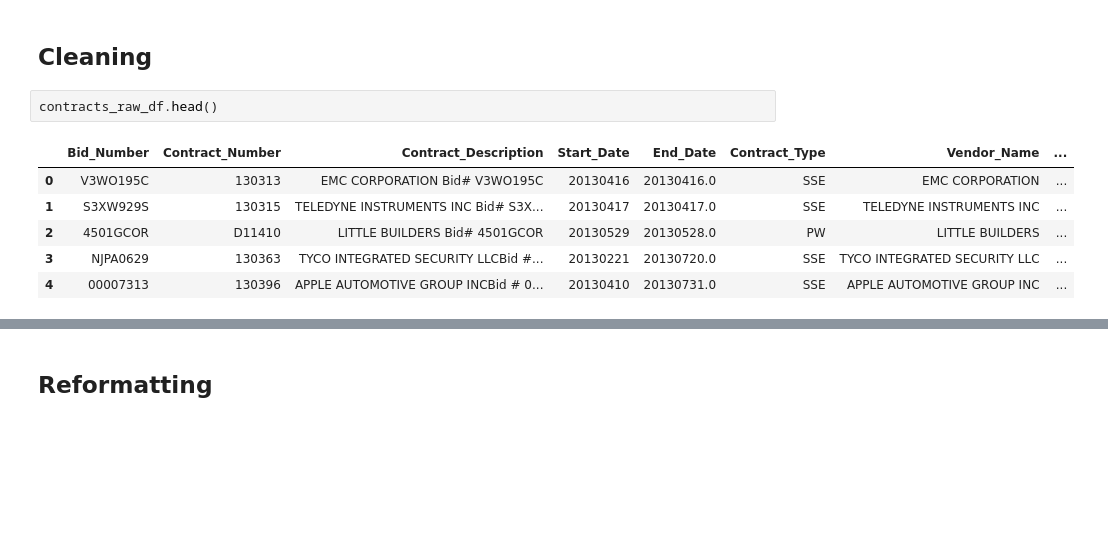
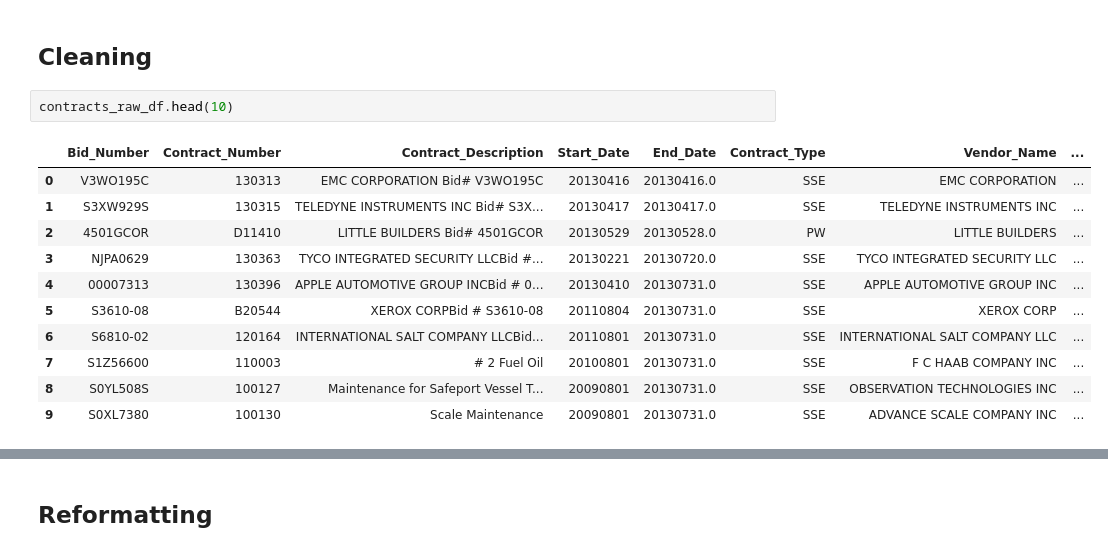
Before and after one commit to LeporidaeLepus/CIS9440_HW, a Jupyter notebook: scripts/commodities_contracts_etl.ipynb, the cells around one changed output, grey strips where cells are left out. Saved outputs shown, nothing was run; the diff lists cells and outputs as text; blank space fills up the shorter version.

```diff
--- a/scripts/commodities_contracts_etl.ipynb
+++ b/scripts/commodities_contracts_etl.ipynb
@@ -93,11 +93,16 @@ None
 # %% [markdown]
 ## Cleaning
 # %%
-contracts_raw_df.head()
+contracts_raw_df.head(10)
 # %% [output]
 |  | Bid_Number | Contract_Number | Contract_Description | Start_Date | End_Date | Contract_Type | Vendor_Name | ... |
 | 0 | V3WO195C | 130313 | EMC CORPORATION Bid# V3WO195C | 20130416 | 20130416.0 | SSE | EMC CORPORATION | ... |
 | 1 | S3XW929S | 130315 | TELEDYNE INSTRUMENTS INC Bid# S3X... | 20130417 | 20130417.0 | SSE | TELEDYNE INSTRUMENTS INC | ... |
 | 2 | 4501GCOR | D11410 | LITTLE BUILDERS Bid# 4501GCOR | 20130529 | 20130528.0 | PW | LITTLE BUILDERS | ... |
 | 3 | NJPA0629 | 130363 | TYCO INTEGRATED SECURITY LLCBid #... | 20130221 | 20130720.0 | SSE | TYCO INTEGRATED SECURITY LLC | ... |
 | 4 | 00007313 | 130396 | APPLE AUTOMOTIVE GROUP INCBid # 0... | 20130410 | 20130731.0 | SSE | APPLE AUTOMOTIVE GROUP INC | ... |
+| 5 | S3610-08 | B20544 | XEROX CORPBid # S3610-08 | 20110804 | 20130731.0 | SSE | XEROX CORP | ... |
+| 6 | S6810-02 | 120164 | INTERNATIONAL SALT COMPANY LLCBid... | 20110801 | 20130731.0 | SSE | INTERNATIONAL SALT COMPANY LLC | ... |
+| 7 | S1Z56600 | 110003 | # 2 Fuel Oil | 20100801 | 20130731.0 | SSE | F C HAAB COMPANY INC | ... |
+| 8 | S0YL508S | 100127 | Maintenance for Safeport Vessel T... | 20090801 | 20130731.0 | SSE | OBSERVATION TECHNOLOGIES INC | ... |
+| 9 | S0XL7380 | 100130 | Scale Maintenance | 20090801 | 20130731.0 | SSE | ADVANCE SCALE COMPANY INC | ... |
```
Also changed, not shown: parts of 20 cells of this notebook, 1 other file.
